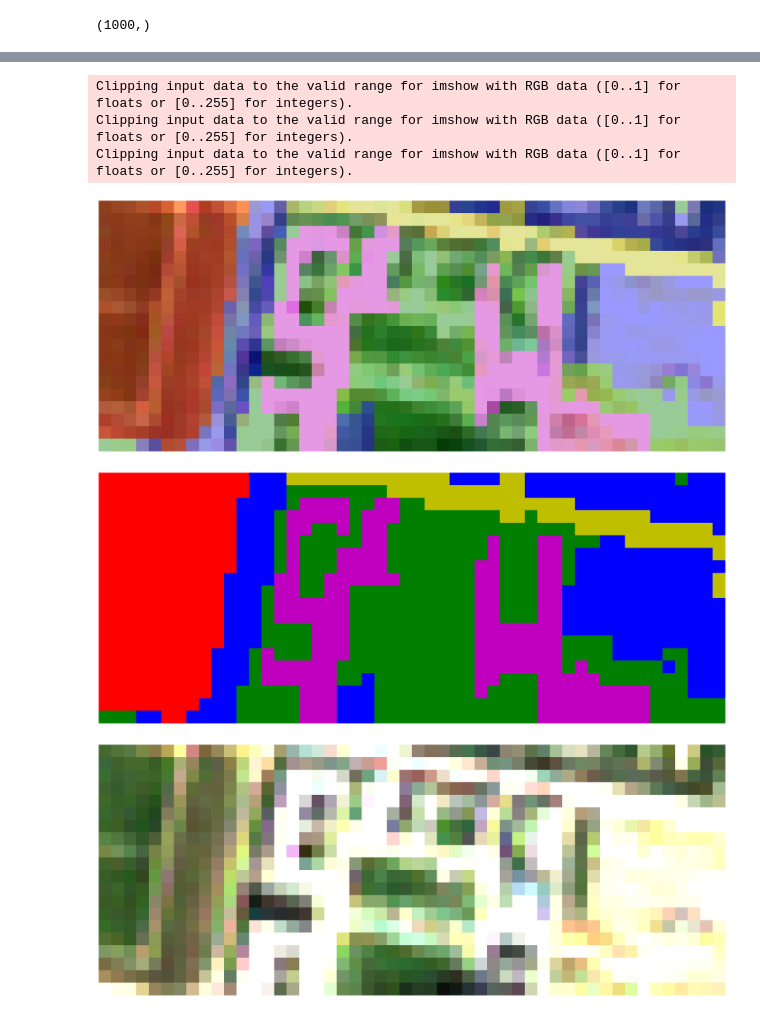
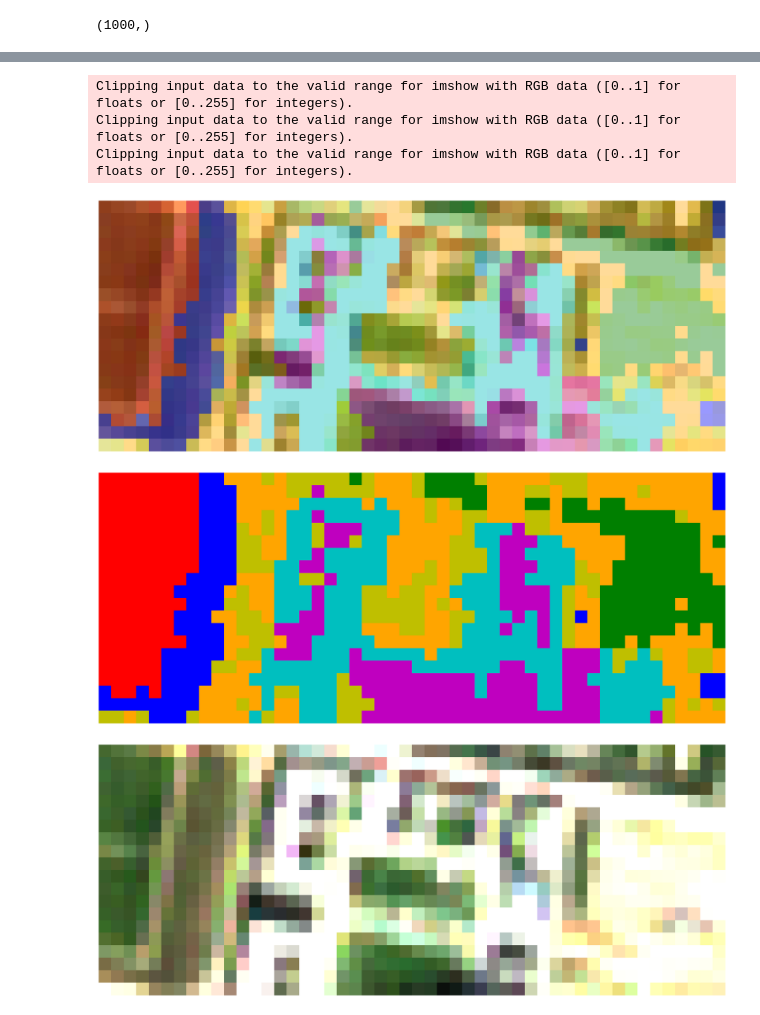
Before and after one commit to Projet-fil-rouge-IODAA/FilRouge_territoires, a Jupyter notebook: notebooks/16.0-ja-just-time2feat.ipynb, the cells around one changed output, grey strips where cells are left out. Cells and saved outputs as stored; diff of their text form; code cells hidden in the pictures.

Commit message:
Setup to generate the results

```diff
--- a/notebooks/16.0-ja-just-time2feat.ipynb
+++ b/notebooks/16.0-ja-just-time2feat.ipynb
@@ -31,7 +31,7 @@ file = open('../data/processed/pixels_de_interet_list.pkl', 'rb')
 pixels_de_interet = pickle.load(file)
 file.close()
 
-data_cube = np.loadtxt('../data/processed/(1000, 141, 8).csv', delimiter=",")
+data_cube = np.loadtxt('../data/processed/(1000, 141, 8).csv', delimiter=",").astype(np.float32)
 data_cube = data_cube.reshape(1000, 141, 8)
 # %%
 data_cube.shape
@@ -54,8 +54,8 @@ display(df_feats_i.shape)
 # %% [output]
 (1000, 6488)
 # %%
-model_type = 'Hierarchical'
-transform_type = 'minmax'
+model_type = 'KMeans' # 'Hierarchical' 'KMeans'
+transform_type = 'std'# 'minmax' 'std' 'robust'
 labels = {} # There's possible to use the semi-supervised approach !!!
 
 # Feature Selection
@@ -85,12 +77,12 @@ eval.cluster_distribution()
 # %%
 PATH_IMAGE = "/home/julian/FilRouge_territoires/data/cropped/cropped_with_texture_crop_SENTINEL2B_20231007-105728-915_L2A_T31UDQ_C_V3-1.tif"
 
 results = afficheur_de_resultats(PATH_IMAGE, yhat, pixels_de_interet)
-results.create_image('../results/just_a_test', cbar=False, axes=False)
+results.create_image('../results/just_a_test_1000', cbar=False, axes=False)
 # %% [output]
 Clipping input data to the valid range for imshow with RGB data ([0..1] for floats or [0..255] for integers).
 Clipping input data to the valid range for imshow with RGB data ([0..1] for floats or [0..255] for integers).
 Clipping input data to the valid range for imshow with RGB data ([0..1] for floats or [0..255] for integers).
-[figure, old version]
+[figure, new version]
-[figure, old version]
+[figure, new version]
 [figure]
```
Also changed, not shown: parts of 3 cells of this notebook, 11 other files.
